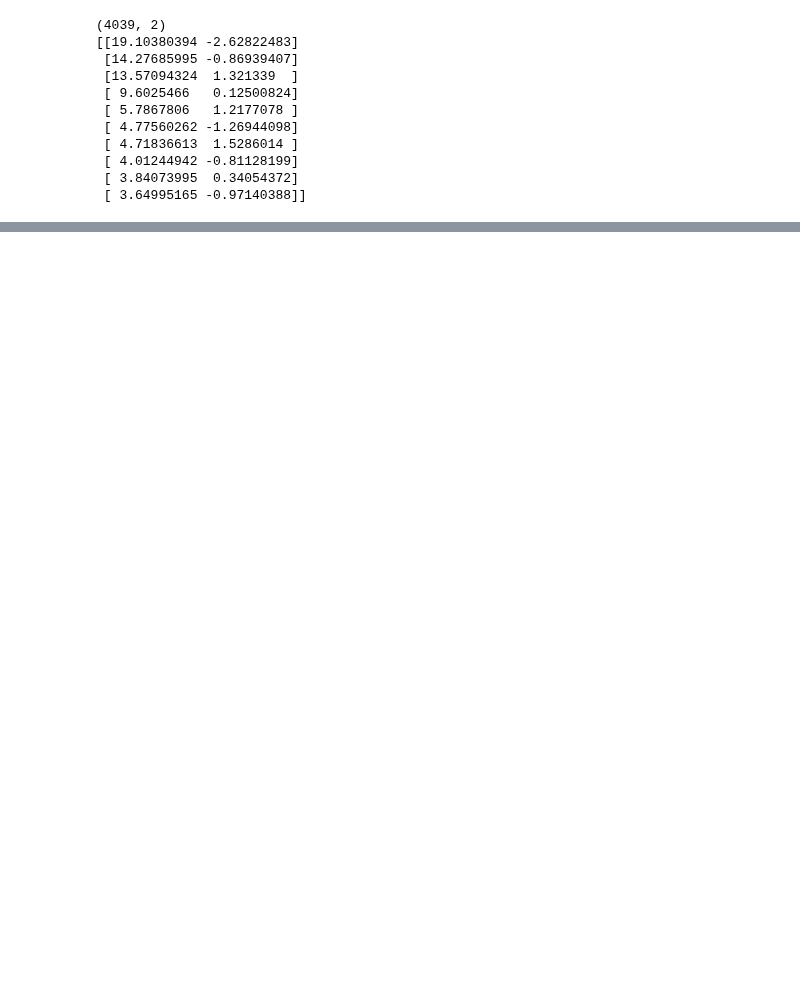
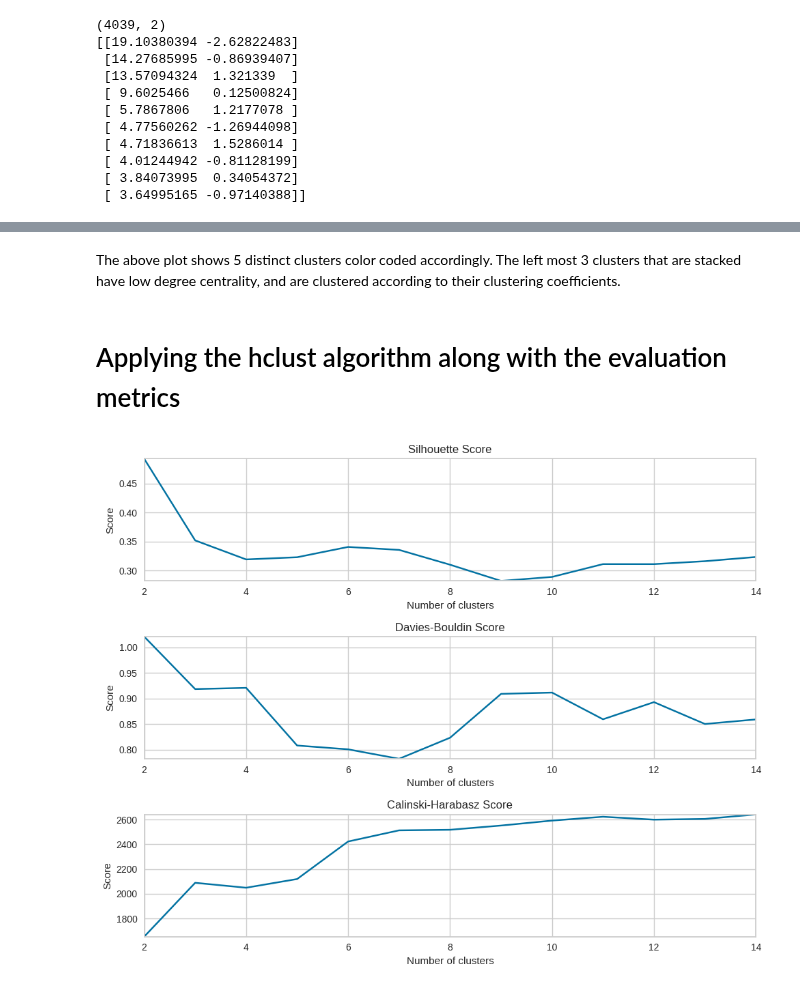
Before and after one commit to arutraj/ML_Basics, a Jupyter notebook: ClusterQuest.ipynb, the cells around one changed output, grey strips where cells are left out. Drawn from its saved outputs; the diff is of its cells as text; code cells hidden in the pictures; blank space fills up the shorter version.

```diff
--- a/ClusterQuest.ipynb
+++ b/ClusterQuest.ipynb
@@ -482,0 +409,52 @@ plt.show()
+# %% [markdown]
+The above plot shows 5 distinct clusters color coded accordingly. The left most 3 clusters that are stacked have low degree centrality, and are clustered according to their clustering coefficients.
+# %% [markdown]
+# Applying the hclust algorithm along with the evaluation metrics
+# %%
+# hclust algorithm fits to the Xscaled dataset
+
+silhouette_scores_agg = []
+db_scores_agg = []
+calinski_harabasz_agg = []
+
+trial_num_clusters = [2, 3, 4, 5, 6, 7, 8, 9, 10, 11, 12, 13, 14]
+for num_clusters in trial_num_clusters:
+    agg = AgglomerativeClustering(n_clusters = num_clusters).fit(X_scaled)
+
+    silhouette_scores_agg.append(silhouette_score(X_scaled, agg.labels_, metric='euclidean'))
+    db_scores_agg.append(davies_bouldin_score(X_scaled, agg.labels_))
+    calinski_harabasz_agg.append(calinski_harabasz_score(X_scaled, agg.labels_))
+
+
+# Create subplots
+fig, axes = plt.subplots(3, 1, figsize=(10, 8))
+
+# Plot Silhouette Score
+axes[0].plot(trial_num_clusters, silhouette_scores_agg, label='Silhouette Score')
+axes[0].set_title('Silhouette Score')
+axes[0].set_xlabel('Number of clusters')
+axes[0].set_ylabel('Score')
+axes[0].grid(True)
+
+# Plot Davies-Bouldin Score
+axes[1].plot(trial_num_clusters, db_scores_agg, label='Davies-Bouldin Score')
+axes[1].set_title('Davies-Bouldin Score')
+axes[1].set_xlabel('Number of clusters')
+axes[1].set_ylabel('Score')
+axes[1].grid(True)
+
+# Plot Calinski-Harabasz Score
+axes[2].plot(trial_num_clusters, calinski_harabasz_agg, label='Calinski-Harabasz Score')
+axes[2].set_title('Calinski-Harabasz Score')
+axes[2].set_xlabel('Number of clusters')
+axes[2].set_ylabel('Score')
+axes[2].grid(True)
+
+# Automatically adjust the axis limits based on the data for each subplot
+for ax in axes:
+    ax.autoscale(enable=True, axis='both', tight=True)
+
+plt.tight_layout()
+plt.show()
+# %% [output]
+[figure, added]
```
Also changed, not shown: parts of 47 cells of this notebook.
